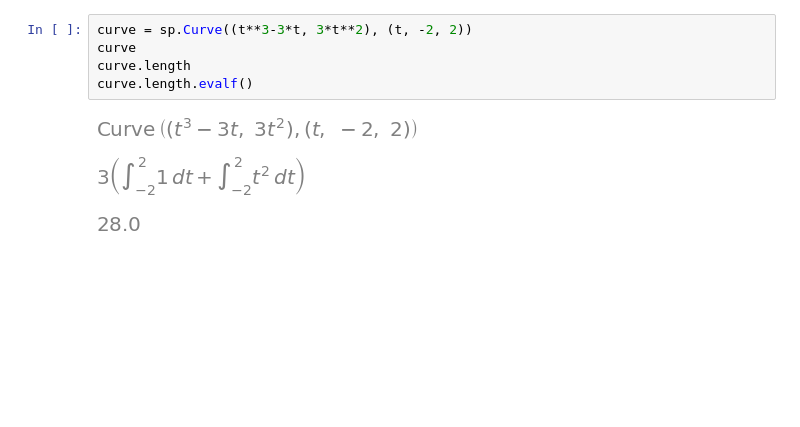
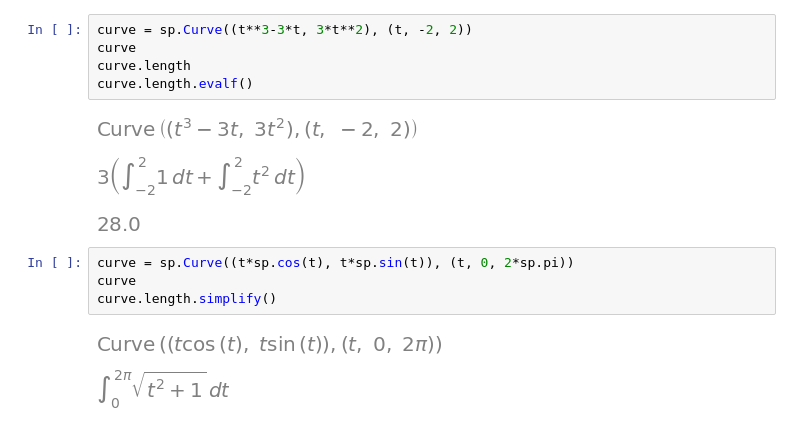
Before and after one commit to jet-c-21/MyMathLab, a Jupyter notebook: MultivarCal/14. Line Integral.ipynb, the cells around one changed output. Drawn from its saved outputs; the diff is of its cells as text; blank space fills up the shorter version.

```diff
--- a/MultivarCal/14. Line Integral.ipynb
+++ b/MultivarCal/14. Line Integral.ipynb
@@ -120,3 +120,10 @@ curve.length.evalf()
 [figure]
 [figure]
 [figure]
+# %%
+curve = sp.Curve((t*sp.cos(t), t*sp.sin(t)), (t, 0, 2*sp.pi))
+curve
+curve.length.simplify()
+# %% [output]
+[figure, added]
+[figure, added]
```
Also changed, not shown: parts of 12 cells of this notebook, 1 other file.
